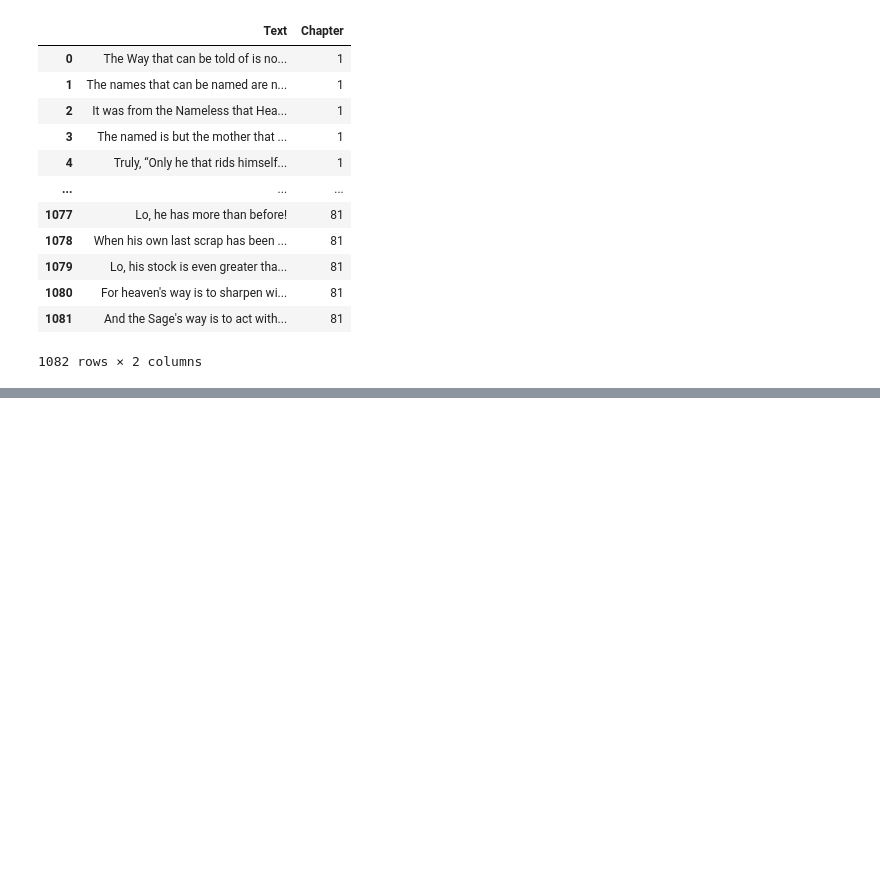
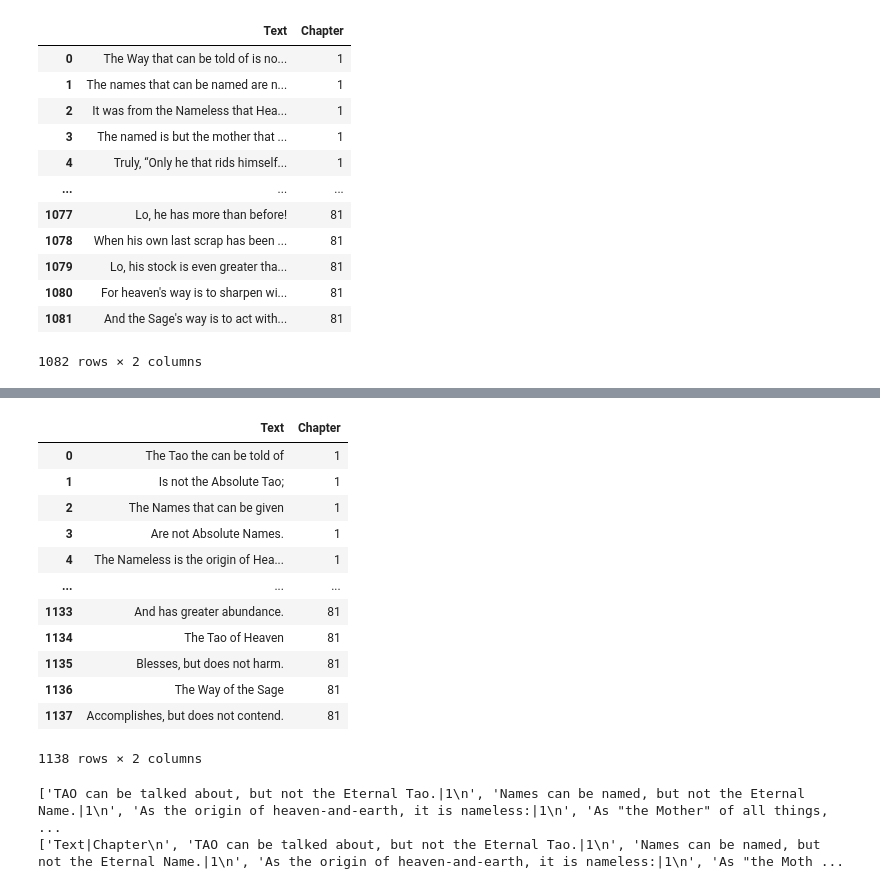
Before and after one commit to sydney-machine-learning/evaluation-deeplearning-NLP, a Jupyter notebook: Preprocessing.ipynb, the cells around one changed output, grey strips where cells are left out. Cells and saved outputs as stored; diff of their text form; code cells hidden in the pictures; blank space fills up the shorter version.

```diff
--- a/Preprocessing.ipynb
+++ b/Preprocessing.ipynb
@@ -49,0 +97,45 @@ data
+# %%
+import pandas
+data = pandas.read_csv('Data/LinYutang.csv', delimiter='|')
+data
+# %% [output]
+|  | Text | Chapter |
+| 0 | The Tao the can be told of | 1 |
+| 1 | Is not the Absolute Tao; | 1 |
+| 2 | The Names that can be given | 1 |
+| 3 | Are not Absolute Names. | 1 |
+| 4 | The Nameless is the origin of Hea... | 1 |
+| ... | ... | ... |
+| 1133 | And has greater abundance. | 81 |
+| 1134 | The Tao of Heaven | 81 |
+| 1135 | Blesses, but does not harm. | 81 |
+| 1136 | The Way of the Sage | 81 |
+| 1137 | Accomplishes, but does not contend. | 81 |
+1138 rows × 2 columns
+# %%
+file = open('Data/JohnCHWu.txt', 'r')
+lines = file.readlines()
+
+lines = [l.strip() for l in lines if (l.strip() != '' and l.strip() != 'up')]
+
+
+for i in range(len(lines)):
+    if lines[i].isdigit():
+        chapter = lines[i]
+        start_number = i
+        end_number = len(lines)
+        for j in range(i+1, len(lines)):
+            if lines[j].isdigit():
+                end_number = j
+                break
+
+        for x in range(start_number+1, end_number):
+            lines[x] = lines[x]+ f'|{chapter}\n'
+
+lines = [l for l in lines if (l.isdigit() == False)]
+print(lines)
+lines.insert(0, 'Text|Chapter\n')
+print(lines)
+# %% [output]
+['TAO can be talked about, but not the Eternal Tao.|1\n', 'Names can be named, but not the Eternal Name.|1\n', 'As the origin of heaven-and-earth, it is nameless:|1\n', 'As "the Mother" of all things, ...
+['Text|Chapter\n', 'TAO can be talked about, but not the Eternal Tao.|1\n', 'Names can be named, but not the Eternal Name.|1\n', 'As the origin of heaven-and-earth, it is nameless:|1\n', 'As "the Moth ...
```
Also changed, not shown: parts of 7 cells of this notebook, 13 other files.
